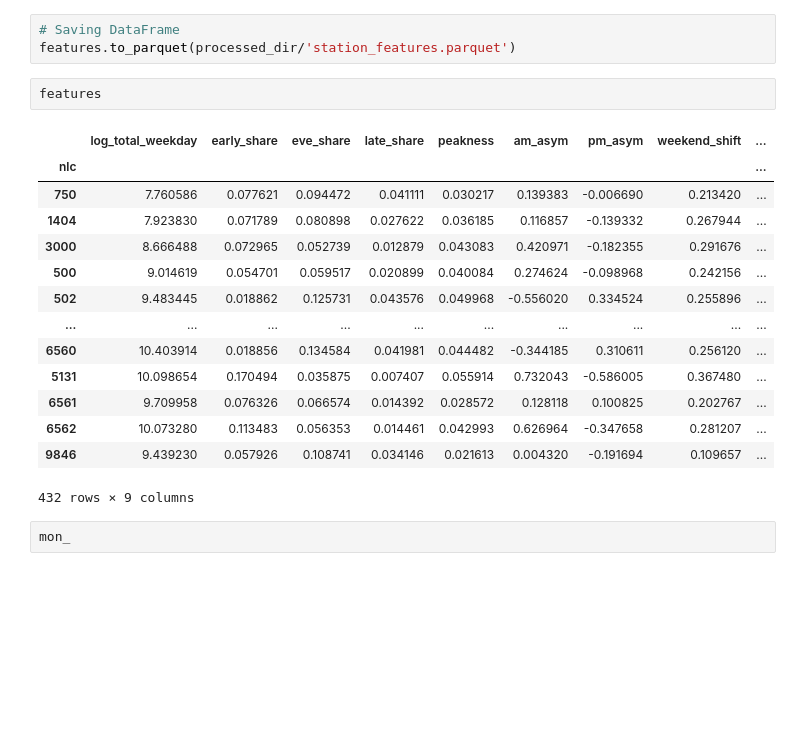
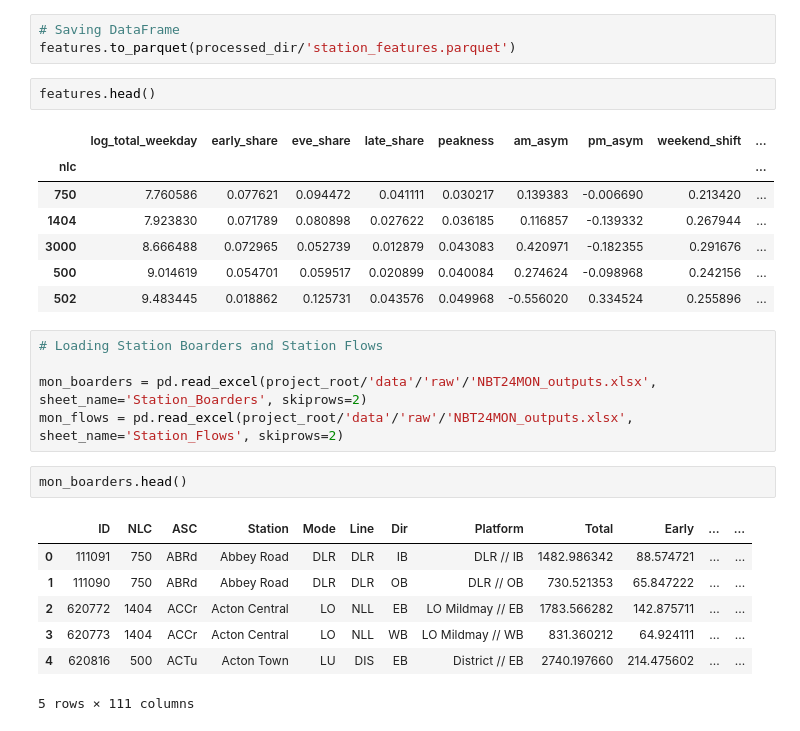
Before and after one commit to samaddmirzaa/london-transit-archetypes, a Jupyter notebook: notebooks/02_feature_engineering.ipynb, the cells around one changed output. Drawn from its saved outputs; the diff is of its cells as text; blank space fills up the shorter version.

```diff
--- a/notebooks/02_feature_engineering.ipynb
+++ b/notebooks/02_feature_engineering.ipynb
@@ -110,7 +110,7 @@ features.shape
 # Saving DataFrame
 features.to_parquet(processed_dir/'station_features.parquet')
 # %%
-features
+features.head()
 # %% [output]
 |  | log_total_weekday | early_share | eve_share | late_share | peakness | am_asym | pm_asym | weekend_shift | ... |
 | nlc |  |  |  |  |  |  |  |  | ... |
@@ -119,12 +119,18 @@ features
 | 3000 | 8.666488 | 0.072965 | 0.052739 | 0.012879 | 0.043083 | 0.420971 | -0.182355 | 0.291676 | ... |
 | 500 | 9.014619 | 0.054701 | 0.059517 | 0.020899 | 0.040084 | 0.274624 | -0.098968 | 0.242156 | ... |
 | 502 | 9.483445 | 0.018862 | 0.125731 | 0.043576 | 0.049968 | -0.556020 | 0.334524 | 0.255896 | ... |
-| ... | ... | ... | ... | ... | ... | ... | ... | ... | ... |
-| 6560 | 10.403914 | 0.018856 | 0.134584 | 0.041981 | 0.044482 | -0.344185 | 0.310611 | 0.256120 | ... |
-| 5131 | 10.098654 | 0.170494 | 0.035875 | 0.007407 | 0.055914 | 0.732043 | -0.586005 | 0.367480 | ... |
-| 6561 | 9.709958 | 0.076326 | 0.066574 | 0.014392 | 0.028572 | 0.128118 | 0.100825 | 0.202767 | ... |
-| 6562 | 10.073280 | 0.113483 | 0.056353 | 0.014461 | 0.042993 | 0.626964 | -0.347658 | 0.281207 | ... |
-| 9846 | 9.439230 | 0.057926 | 0.108741 | 0.034146 | 0.021613 | 0.004320 | -0.191694 | 0.109657 | ... |
-432 rows × 9 columns
 # %%
-mon_
+# Loading Station Boarders and Station Flows
+
+mon_boarders = pd.read_excel(project_root/'data'/'raw'/'NBT24MON_outputs.xlsx', sheet_name='Station_Boarders', skiprows=2)
+mon_flows = pd.read_excel(project_root/'data'/'raw'/'NBT24MON_outputs.xlsx', sheet_name='Station_Flows', skiprows=2)
+# %%
+mon_boarders.head()
+# %% [output]
+|  | ID | NLC | ASC | Station | Mode | Line | Dir | Platform | Total | Early | ... | ... |
+| 0 | 111091 | 750 | ABRd | Abbey Road | DLR | DLR | IB | DLR // IB | 1482.986342 | 88.574721 | ... | ... |
+| 1 | 111090 | 750 | ABRd | Abbey Road | DLR | DLR | OB | DLR // OB | 730.521353 | 65.847222 | ... | ... |
+| 2 | 620772 | 1404 | ACCr | Acton Central | LO | NLL | EB | LO Mildmay // EB | 1783.566282 | 142.875711 | ... | ... |
+| 3 | 620773 | 1404 | ACCr | Acton Central | LO | NLL | WB | LO Mildmay // WB | 831.360212 | 64.924111 | ... | ... |
+| 4 | 620816 | 500 | ACTu | Acton Town | LU | DIS | EB | District // EB | 2740.197660 | 214.475602 | ... | ... |
+5 rows × 111 columns
```
Also changed, not shown: parts of 17 cells of this notebook, 2 other files.
